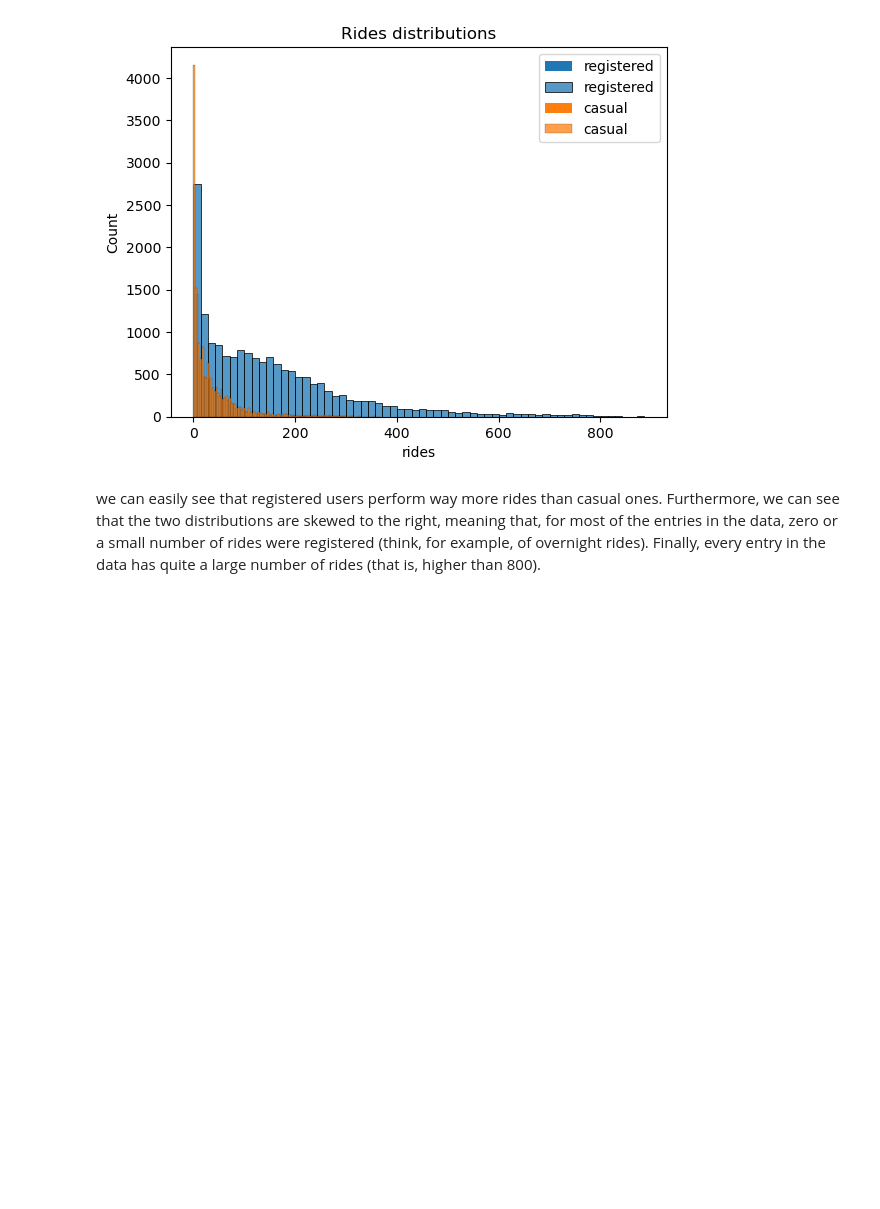
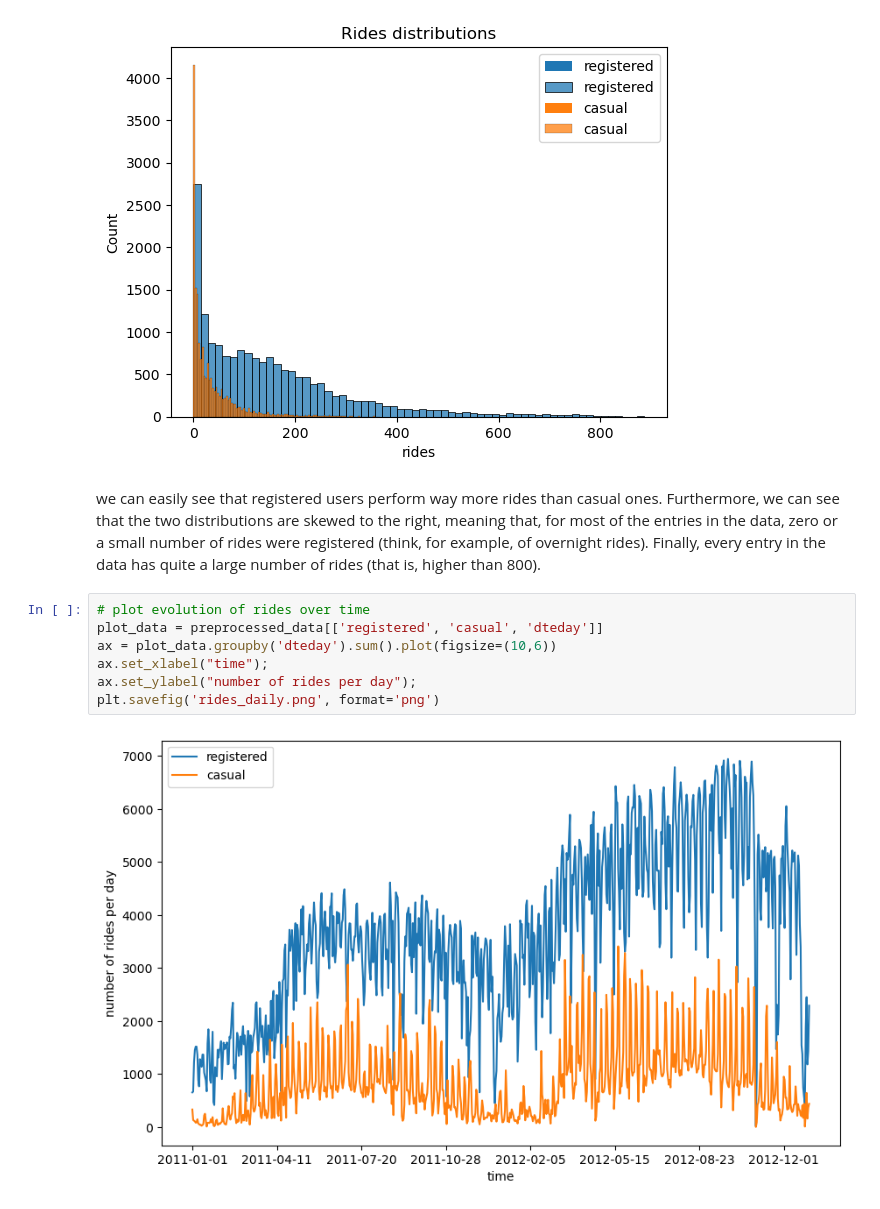
Before and after one commit to masinde70/Stats, a Jupyter notebook: bikeanalysis.ipynb, the cells around one changed output. Cells and saved outputs as stored; diff of their text form; blank space fills up the shorter version.

Commit message:
data analysis

```diff
--- a/bikeanalysis.ipynb
+++ b/bikeanalysis.ipynb
@@ -177,3 +177,12 @@ plt.savefig('rides_distributions.png', format='png')
 [figure]
 # %% [markdown]
 we can easily see that registered users perform way more rides than casual ones. Furthermore, we can see that the two distributions are skewed to the right, meaning that, for most of the entries in the data, zero or a small number of rides were registered (think, for example, of overnight rides). Finally, every entry in the data has quite a large number of rides (that is, higher than 800).
+# %%
+# plot evolution of rides over time
+plot_data = preprocessed_data[['registered', 'casual', 'dteday']]
+ax = plot_data.groupby('dteday').sum().plot(figsize=(10,6))
+ax.set_xlabel("time");
+ax.set_ylabel("number of rides per day");
+plt.savefig('rides_daily.png', format='png')
+# %% [output]
+[figure, added]
```
